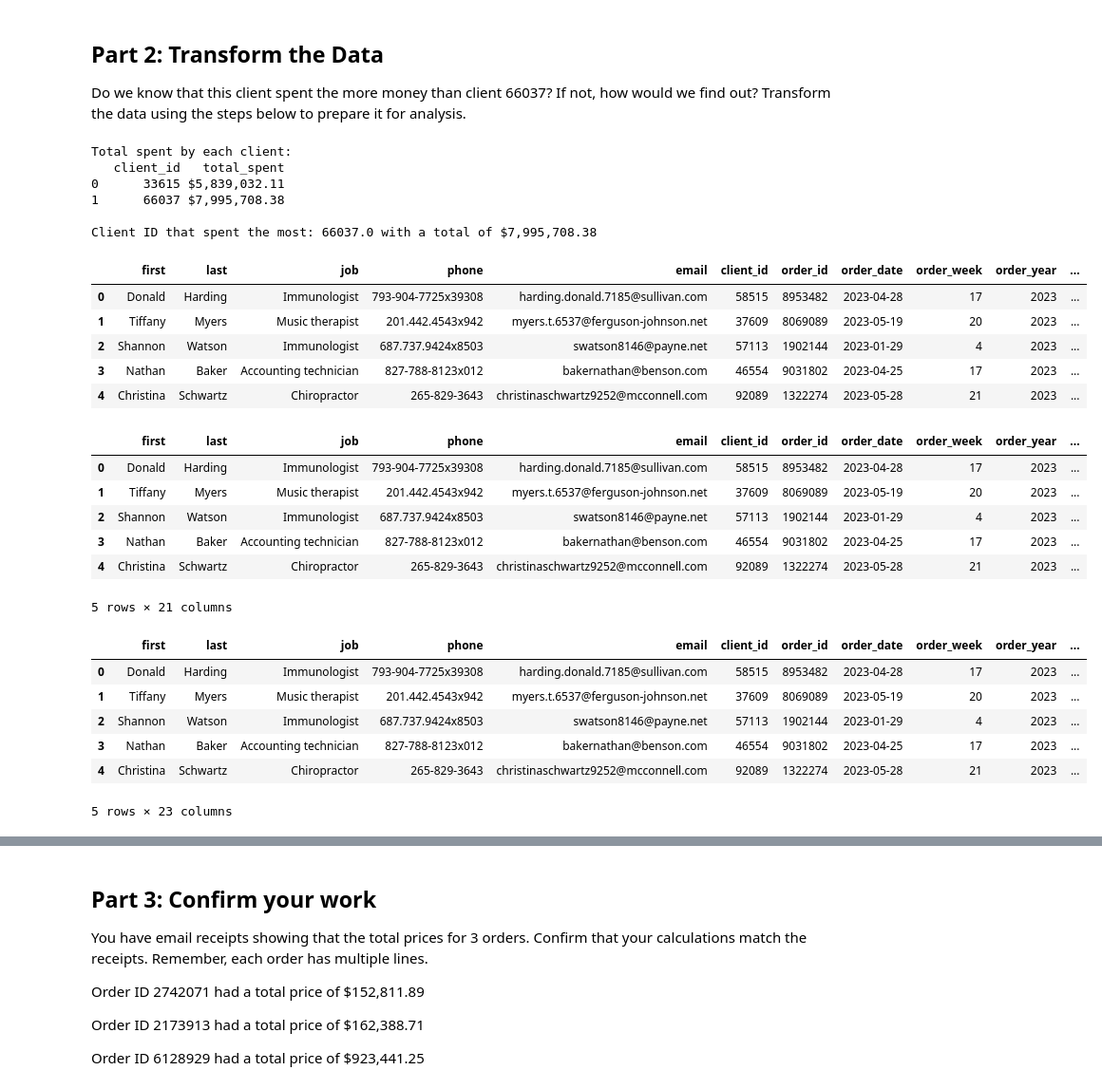
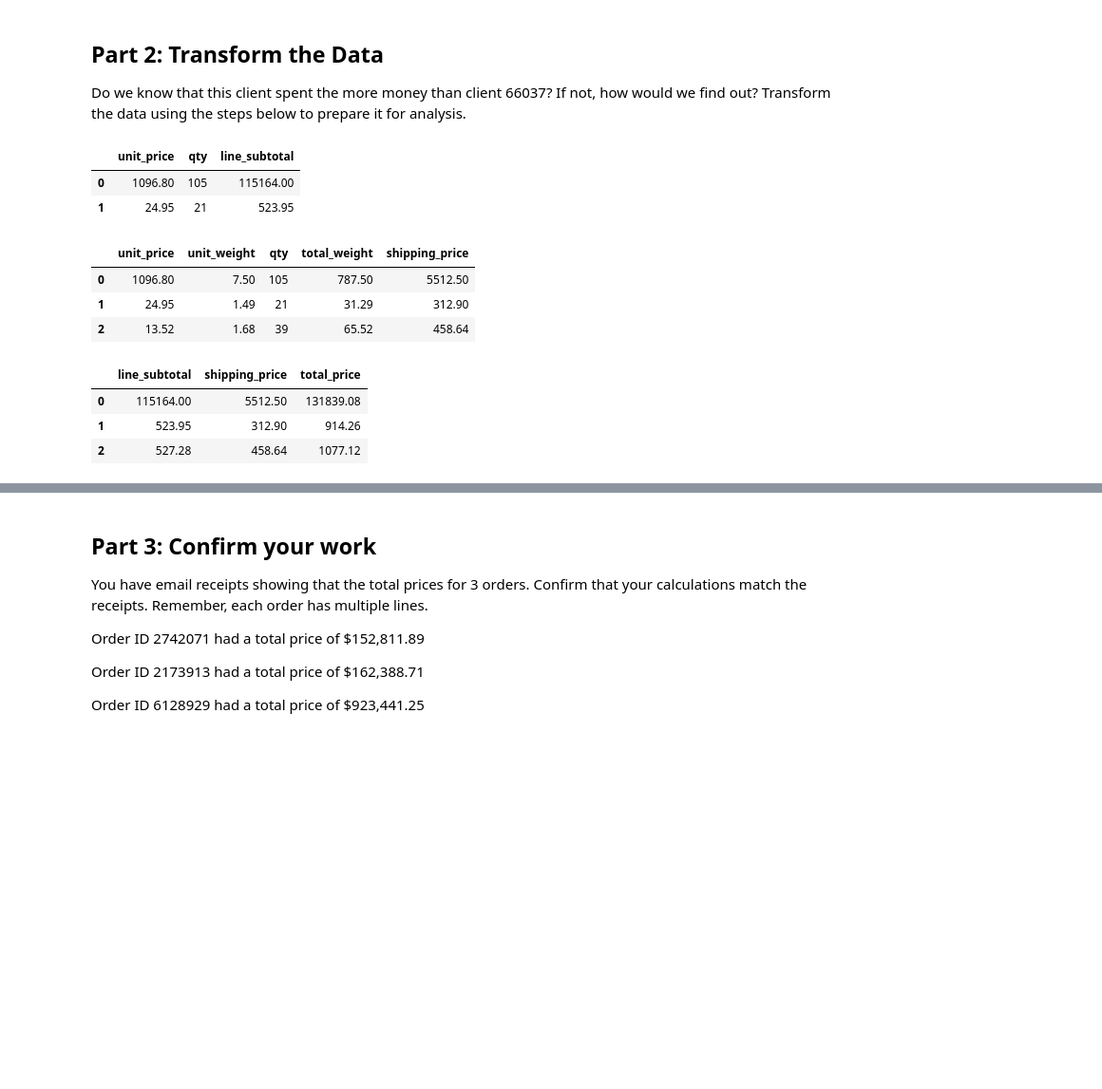
Before and after one commit to tdhdpilot/pandas-challenge-1, a Jupyter notebook: wholesale_data_analysis_starter_code.ipynb, the cells around one changed output, grey strips where cells are left out. Shown at 95% size. Drawn from its saved outputs; the diff is of its cells as text; code cells hidden in the pictures; blank space fills up the shorter version.

```diff
--- a/wholesale_data_analysis_starter_code.ipynb
+++ b/wholesale_data_analysis_starter_code.ipynb
@@ -90,71 +92,46 @@ Do we know that this client spent the more money than client 66037? If not, how
 # %%
 # Create a new column for client 33615 and 66037 that calculates the subtotal for each line using the unit_price and the qty. show unit_price, qty, and subtotal sum for the first 5 rows of the dataframe
 # Create a column that calculates the
 # subtotal for each line using the unit_price
 # and the qty
-df['subtotal'] = df['unit_price'] * df['qty']
 
-# Filter the dataframe for client 33615 and 66037
-filtered_df = df[df['client_id'].isin([33615, 66037])]
-total_spent_by_client = filtered_df.groupby('client_id')['subtotal'].sum().reset_index(name='total_spent')
-
-client_spent_most = total_spent_by_client.loc[total_spent_by_client['total_spent'].idxmax()]
-print("Total spent by each client:")
-print(total_spent_by_client.to_string(formatters={'total_spent':'${:,.2f}'.format}))
-print(f"\nClient ID that spent the most: {client_spent_most['client_id']} with a total of ${client_spent_most['total_spent']:,.2f}")
-df.head()
+df['line_subtotal'] = df['unit_price'] * df['qty']
+df[['unit_price', 'qty', 'line_subtotal']].head(2)
 # %% [output]
-Total spent by each client:
-   client_id   total_spent
-0      33615 $5,839,032.11
-1      66037 $7,995,708.38
-
-Client ID that spent the most: 66037.0 with a total of $7,995,708.38
-|  | first | last | job | phone | email | client_id | order_id | order_date | order_week | order_year | ... |
-| 0 | Donald | Harding | Immunologist | 793-904-7725x39308 | harding.donald.7185@sullivan.com | 58515 | 8953482 | 2023-04-28 | 17 | 2023 | ... |
-| 1 | Tiffany | Myers | Music therapist | 201.442.4543x942 | myers.t.6537@ferguson-johnson.net | 37609 | 8069089 | 2023-05-19 | 20 | 2023 | ... |
-| 2 | Shannon | Watson | Immunologist | 687.737.9424x8503 | swatson8146@payne.net | 57113 | 1902144 | 2023-01-29 | 4 | 2023 | ... |
-| 3 | Nathan | Baker | Accounting technician | 827-788-8123x012 | bakernathan@benson.com | 46554 | 9031802 | 2023-04-25 | 17 | 2023 | ... |
-| 4 | Christina | Schwartz | Chiropractor | 265-829-3643 | christinaschwartz9252@mcconnell.com | 92089 | 1322274 | 2023-05-28 | 21 | 2023 | ... |
+|  | unit_price | qty | line_subtotal |
+| 0 | 1096.80 | 105 | 115164.00 |
+| 1 | 24.95 | 21 | 523.95 |
 # %%
 # Create a column for shipping price.
 # Assume a shipping price of $7 per pound
 # for orders over 50 pounds and $10 per
 # pound for items 50 pounds or under.
 
-def calculate_shipping_price(row):
-    shipping_weight = row['unit_weight'] * row['qty']
-    if shipping_weight > 50:
-        return shipping_weight * 7
-    else:
-        return shipping_weight * 10
-df['shipping_price'] = df.apply(calculate_shipping_price, axis=1)
-df.head()
+def shipping_calculator(weight):
+    if weight > 50:
+        return weight * 7
+    return weight * 10
+
+df['total_weight'] = df['qty'] * df['unit_weight']
+df['shipping_price'] = df['total_weight'].apply(shipping_calculator)
+df[['unit_price', 'unit_weight', 'qty', 'total_weight', 'shipping_price']].head(3)
 # %% [output]
-|  | first | last | job | phone | email | client_id | order_id | order_date | order_week | order_year | ... |
-| 0 | Donald | Harding | Immunologist | 793-904-7725x39308 | harding.donald.7185@sullivan.com | 58515 | 8953482 | 2023-04-28 | 17 | 2023 | ... |
-| 1 | Tiffany | Myers | Music therapist | 201.442.4543x942 | myers.t.6537@ferguson-johnson.net | 37609 | 8069089 | 2023-05-19 | 20 | 2023 | ... |
-| 2 | Shannon | Watson | Immunologist | 687.737.9424x8503 | swatson8146@payne.net | 57113 | 1902144 | 2023-01-29 | 4 | 2023 | ... |
-| 3 | Nathan | Baker | Accounting technician | 827-788-8123x012 | bakernathan@benson.com | 46554 | 9031802 | 2023-04-25 | 17 | 2023 | ... |
-| 4 | Christina | Schwartz | Chiropractor | 265-829-3643 | christinaschwartz9252@mcconnell.com | 92089 | 1322274 | 2023-05-28 | 21 | 2023 | ... |
+|  | unit_price | unit_weight | qty | total_weight | shipping_price |
+| 0 | 1096.80 | 7.50 | 105 | 787.50 | 5512.50 |
+| 1 | 24.95 | 1.49 | 21 | 31.29 | 312.90 |
+| 2 | 13.52 | 1.68 | 39 | 65.52 | 458.64 |
-5 rows × 21 columns
 # %%
 # Create a column for the total price
 # using the subtotal and the shipping price
 # along with a sales tax of 9.25%
-df['sales_tax_rate'] = sales_tax_rate = 0.0925
-df['total_price'] = (df['subtotal'] + df['shipping_price']) * (1 + sales_tax_rate)
-df['total_price'] = df['total_price'].apply(lambda x: (x)). round(2)
-#df[‘total_price’] = ((df[‘subtotal’] + df[‘shipping_price’]) * (1 + df[‘sales_tax_rate’])).round(2)
-df.head()
+
+df['total_price'] = ((df['line_subtotal'] + df['shipping_price']) * 1.0925).round(2)
+df[['line_subtotal', 'shipping_price', 'total_price']].head(3)
 # %% [output]
-|  | first | last | job | phone | email | client_id | order_id | order_date | order_week | order_year | ... |
-| 0 | Donald | Harding | Immunologist | 793-904-7725x39308 | harding.donald.7185@sullivan.com | 58515 | 8953482 | 2023-04-28 | 17 | 2023 | ... |
-| 1 | Tiffany | Myers | Music therapist | 201.442.4543x942 | myers.t.6537@ferguson-johnson.net | 37609 | 8069089 | 2023-05-19 | 20 | 2023 | ... |
-| 2 | Shannon | Watson | Immunologist | 687.737.9424x8503 | swatson8146@payne.net | 57113 | 1902144 | 2023-01-29 | 4 | 2023 | ... |
-| 3 | Nathan | Baker | Accounting technician | 827-788-8123x012 | bakernathan@benson.com | 46554 | 9031802 | 2023-04-25 | 17 | 2023 | ... |
-| 4 | Christina | Schwartz | Chiropractor | 265-829-3643 | christinaschwartz9252@mcconnell.com | 92089 | 1322274 | 2023-05-28 | 21 | 2023 | ... |
+|  | line_subtotal | shipping_price | total_price |
+| 0 | 115164.00 | 5512.50 | 131839.08 |
+| 1 | 523.95 | 312.90 | 914.26 |
+| 2 | 527.28 | 458.64 | 1077.12 |
-5 rows × 23 columns
 # %%
 # Create a column for the cost
 # of each line using unit cost, qty, and
```
Also changed, not shown: parts of 9 cells of this notebook, 1 other file.
